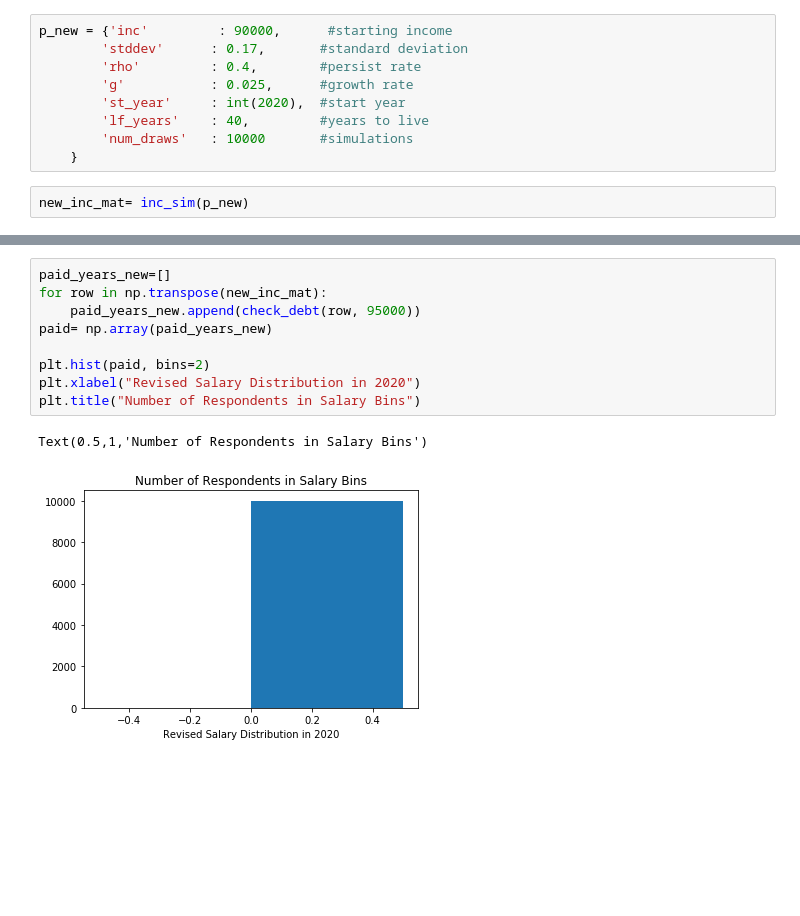
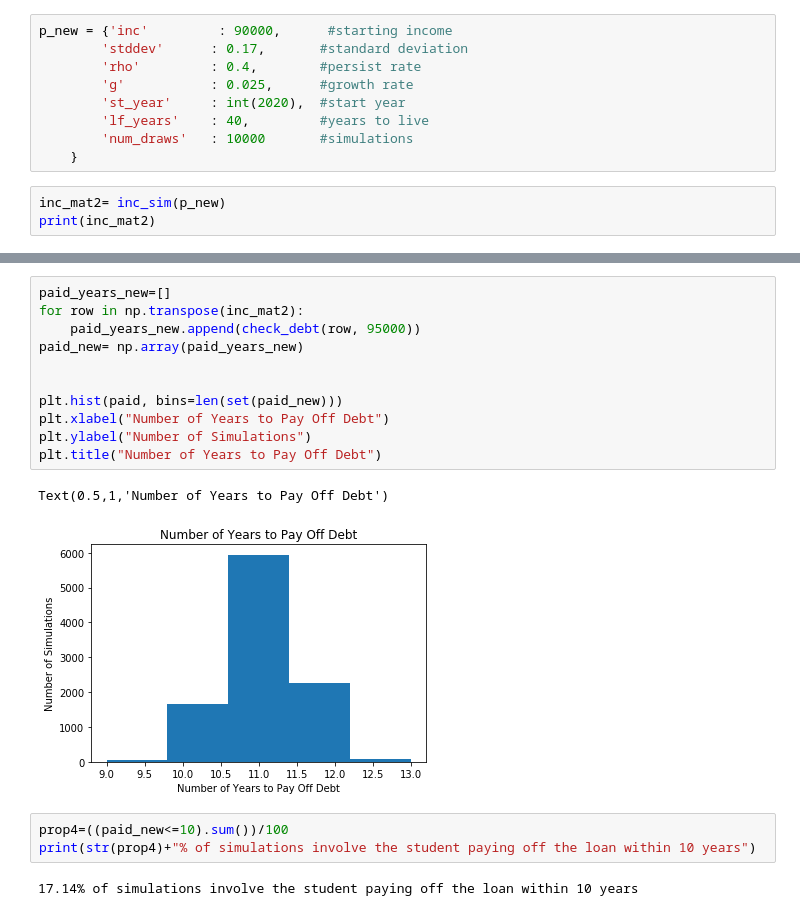
Before and after one commit to policyglot/persp-analysis_A18, a Jupyter notebook: Assignments/A3/Simulation_Exercise.ipynb, the cells around one changed output, grey strips where cells are left out. Drawn from its saved outputs; the diff is of its cells as text; blank space fills up the shorter version.

```diff
--- a/Assignments/A3/Simulation_Exercise.ipynb
+++ b/Assignments/A3/Simulation_Exercise.ipynb
@@ -202,4 +176,5 @@ p_new = {'inc'         : 90000,      #starting income
         'num_draws'   : 10000       #simulations
     }
 # %%
-new_inc_mat= inc_sim(p_new)
+inc_mat2= inc_sim(p_new)
+print(inc_mat2)
@@ -206,12 +195,19 @@ new_inc_mat= inc_sim(p_new)
 # %%
 paid_years_new=[]
-for row in np.transpose(new_inc_mat):
+for row in np.transpose(inc_mat2):
     paid_years_new.append(check_debt(row, 95000))
-paid= np.array(paid_years_new)
+paid_new= np.array(paid_years_new)
 
-plt.hist(paid, bins=2)
-plt.xlabel("Revised Salary Distribution in 2020")
-plt.title("Number of Respondents in Salary Bins")
+
+plt.hist(paid, bins=len(set(paid_new)))
+plt.xlabel("Number of Years to Pay Off Debt")
+plt.ylabel("Number of Simulations")
+plt.title("Number of Years to Pay Off Debt")
 # %% [output]
-Text(0.5,1,'Number of Respondents in Salary Bins')
+Text(0.5,1,'Number of Years to Pay Off Debt')
-[figure, old version]
+[figure, new version]
+# %%
+prop4=((paid_new<=10).sum())/100
+print(str(prop4)+"% of simulations involve the student paying off the loan within 10 years")
+# %% [output]
+17.14% of simulations involve the student paying off the loan within 10 years
```
Also changed, not shown: parts of 6 cells of this notebook.
